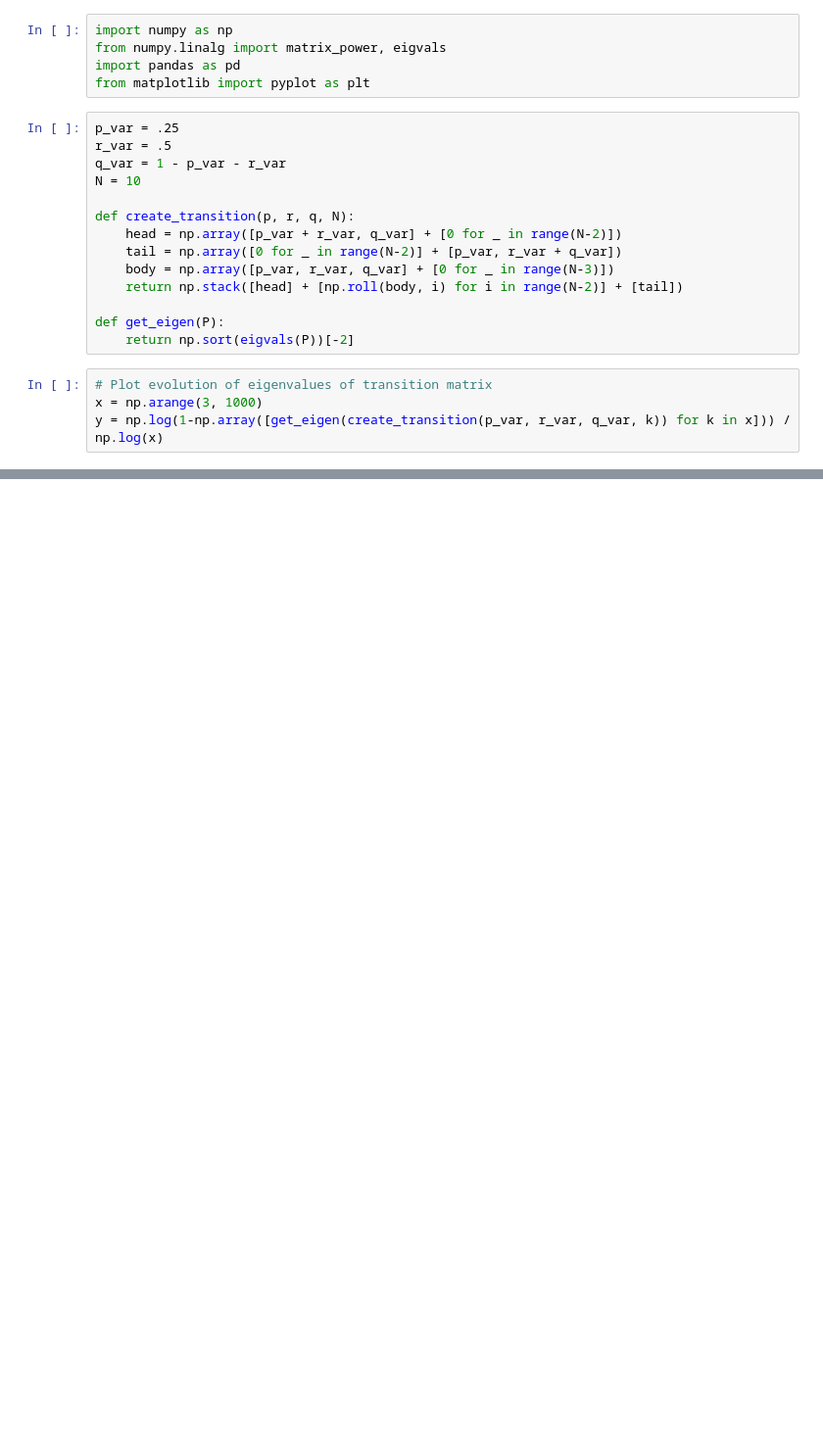
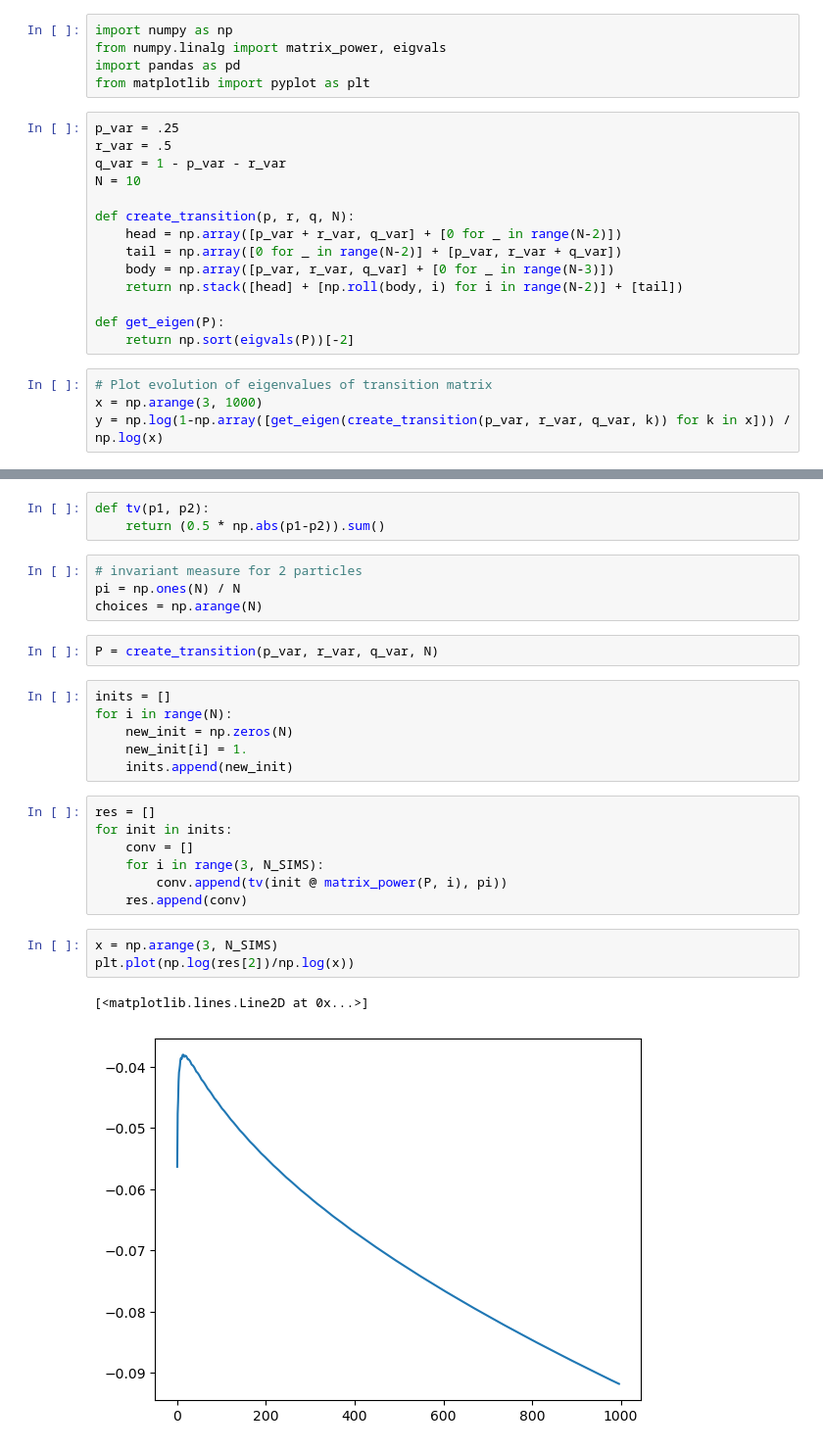
Before and after one commit to imdabun/ergo_mktwgt, a Jupyter notebook: birth_death.ipynb, the cells around one changed output, grey strips where cells are left out. Shown: that part at 98% size. Saved outputs shown, nothing was run; the diff lists cells and outputs as text; blank space fills up the shorter version.

```diff
--- a/birth_death.ipynb
+++ b/birth_death.ipynb
@@ -37,0 +50,28 @@ plt.show()
+# %%
+def tv(p1, p2):
+    return (0.5 * np.abs(p1-p2)).sum()
+# %%
+# invariant measure for 2 particles
+pi = np.ones(N) / N
+choices = np.arange(N)
+# %%
+P = create_transition(p_var, r_var, q_var, N)
+# %%
+inits = []
+for i in range(N):
+    new_init = np.zeros(N)
+    new_init[i] = 1.
+    inits.append(new_init)
+# %%
+res = []
+for init in inits:
+    conv = []
+    for i in range(3, N_SIMS):
+        conv.append(tv(init @ matrix_power(P, i), pi))
+    res.append(conv)
+# %%
+x = np.arange(3, N_SIMS)
+plt.plot(np.log(res[2])/np.log(x))
+# %% [output]
+[<matplotlib.lines.Line2D at 0x...>]
+[figure, added]
```
Also changed, not shown: parts of 5 cells of this notebook.
